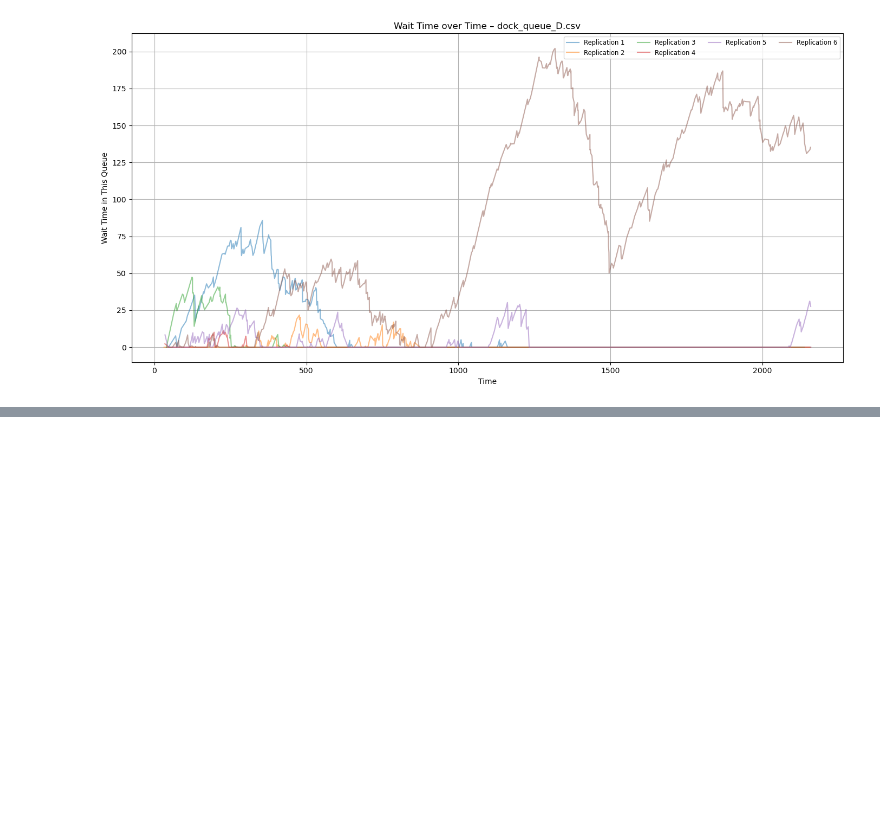
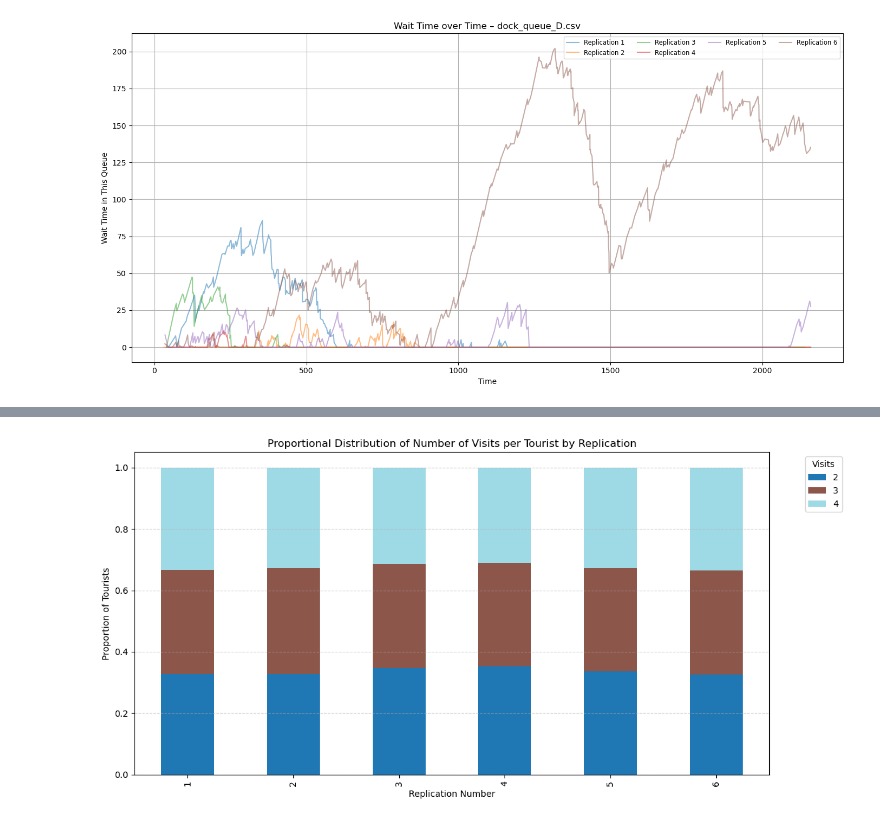
Before and after one commit to Ezio99/CS5233_Simulation, a Jupyter notebook: Assignment2/Analysis Scripts/AnalysisScript.ipynb, the cells around one changed output, grey strips where cells are left out. Saved outputs shown, nothing was run; the diff lists cells and outputs as text; code cells hidden in the pictures; blank space fills up the shorter version.

```diff
--- a/Assignment2/Analysis Scripts/WarmUpAnalysis/WarmUpAnalysisScript.ipynb
+++ b/Assignment2/Analysis Scripts/AnalysisScript.ipynb
@@ -53,0 +97,15 @@ for file_name in csv_files:
+# %%
+visit_dist = visits_df.groupby(["replication_no", "visits"]).size().unstack(fill_value=0)
+normalized_visits = visit_dist.div(visit_dist.sum(axis=1), axis=0)
+
+plt.figure(figsize=(12, 6))
+normalized_visits.plot(kind="bar", stacked=True, colormap="tab20", ax=plt.gca())
+plt.xlabel("Replication Number")
+plt.ylabel("Proportion of Tourists")
+plt.title("Proportional Distribution of Number of Visits per Tourist by Replication")
+plt.legend(title="Visits", bbox_to_anchor=(1.05, 1), loc="upper left")
+plt.grid(axis="y", linestyle="--", alpha=0.6)
+plt.tight_layout()
+plt.show()
+# %% [output]
+[figure, added]
```
Also changed, not shown: parts of 5 cells of this notebook, 11 other files.
